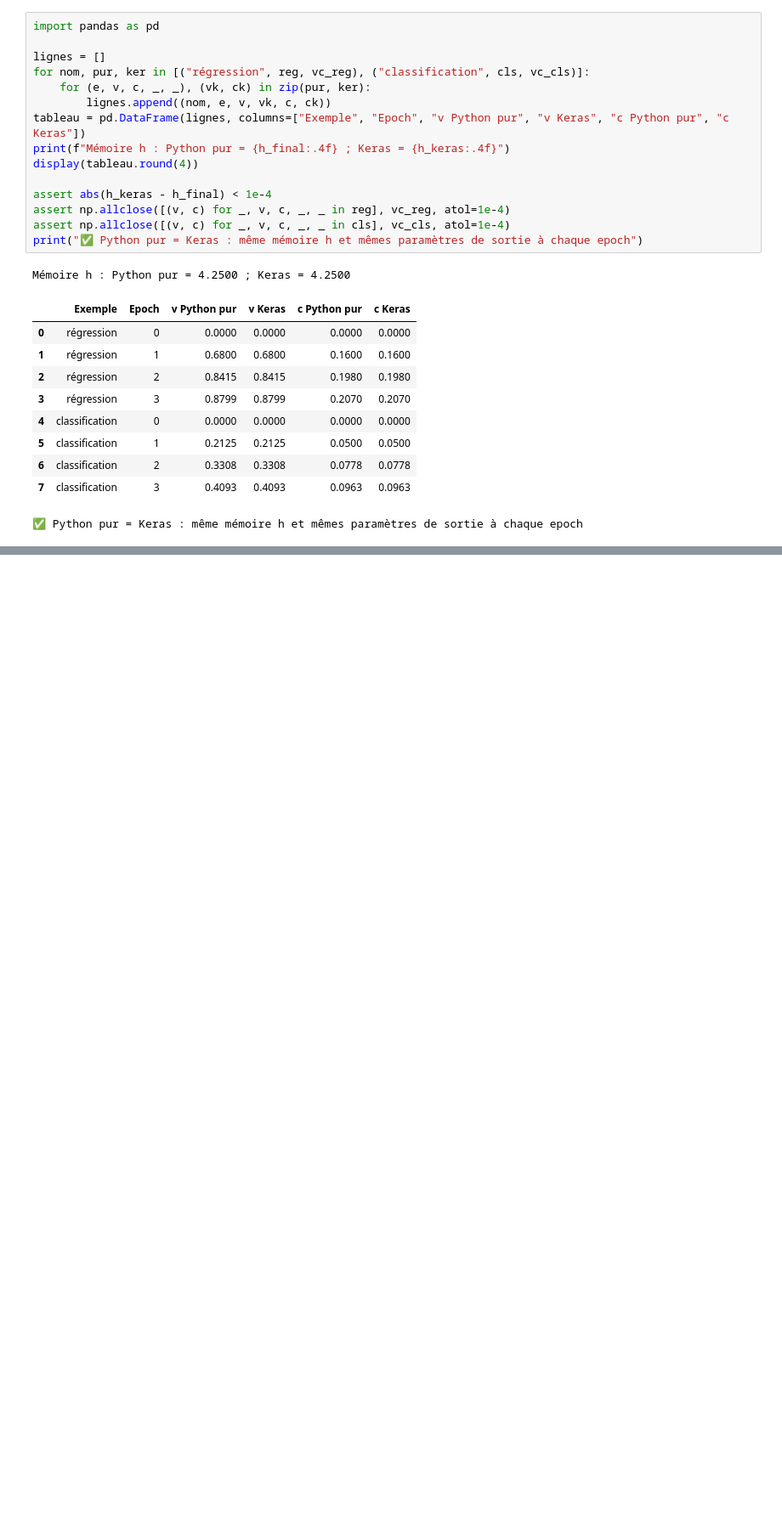
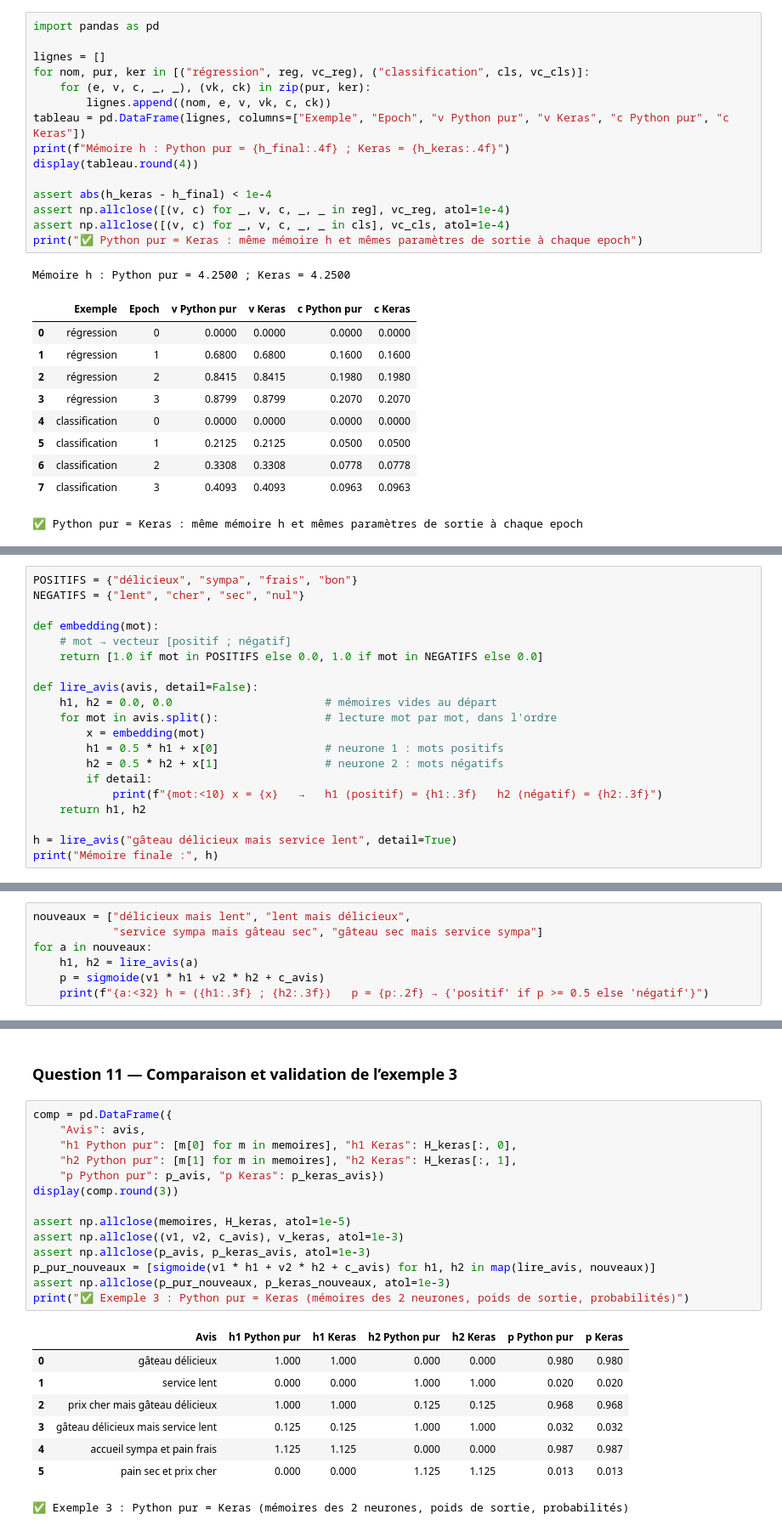
Before and after one commit to BOUIDA-CHAIMA/Machine-Learning-samples, a Jupyter notebook: TP12_RNN.ipynb, the cells around one changed output, grey strips where cells are left out. Shown at 85% size. Saved outputs shown, nothing was run; the diff lists cells and outputs as text; blank space fills up the shorter version.

```diff
--- a/TP12_RNN.ipynb
+++ b/TP12_RNN.ipynb
@@ -249,0 +289,20 @@ Mémoire h : Python pur = 4.2500 ; Keras = 4.2500
+# %%
+POSITIFS = {"délicieux", "sympa", "frais", "bon"}
+NEGATIFS = {"lent", "cher", "sec", "nul"}
+
+def embedding(mot):
+    # mot → vecteur [positif ; négatif]
+    return [1.0 if mot in POSITIFS else 0.0, 1.0 if mot in NEGATIFS else 0.0]
+
+def lire_avis(avis, detail=False):
+    h1, h2 = 0.0, 0.0                       # mémoires vides au départ
+    for mot in avis.split():                # lecture mot par mot, dans l'ordre
+        x = embedding(mot)
+        h1 = 0.5 * h1 + x[0]                # neurone 1 : mots positifs
+        h2 = 0.5 * h2 + x[1]                # neurone 2 : mots négatifs
+        if detail:
+            print(f"{mot:<10} x = {x}   →   h1 (positif) = {h1:.3f}   h2 (négatif) = {h2:.3f}")
+    return h1, h2
+
+h = lire_avis("gâteau délicieux mais service lent", detail=True)
+print("Mémoire finale :", h)
@@ -249,0 +366,7 @@ Mémoire h : Python pur = 4.2500 ; Keras = 4.2500
+# %%
+nouveaux = ["délicieux mais lent", "lent mais délicieux",
+            "service sympa mais gâteau sec", "gâteau sec mais service sympa"]
+for a in nouveaux:
+    h1, h2 = lire_avis(a)
+    p = sigmoide(v1 * h1 + v2 * h2 + c_avis)
+    print(f"{a:<32} h = ({h1:.3f} ; {h2:.3f})   p = {p:.2f} → {'positif' if p >= 0.5 else 'négatif'}")
@@ -250,3 +447,28 @@ Mémoire h : Python pur = 4.2500 ; Keras = 4.2500
+# %% [markdown]
+### Question 11 — Comparaison et validation de l’exemple 3
+# %%
+comp = pd.DataFrame({
+    "Avis": avis,
+    "h1 Python pur": [m[0] for m in memoires], "h1 Keras": H_keras[:, 0],
+    "h2 Python pur": [m[1] for m in memoires], "h2 Keras": H_keras[:, 1],
+    "p Python pur": p_avis, "p Keras": p_keras_avis})
+display(comp.round(3))
+
+assert np.allclose(memoires, H_keras, atol=1e-5)
+assert np.allclose((v1, v2, c_avis), v_keras, atol=1e-3)
+assert np.allclose(p_avis, p_keras_avis, atol=1e-3)
+p_pur_nouveaux = [sigmoide(v1 * h1 + v2 * h2 + c_avis) for h1, h2 in map(lire_avis, nouveaux)]
+assert np.allclose(p_pur_nouveaux, p_keras_nouveaux, atol=1e-3)
+print("✅ Exemple 3 : Python pur = Keras (mémoires des 2 neurones, poids de sortie, probabilités)")
+# %% [output]
+|  | Avis | h1 Python pur | h1 Keras | h2 Python pur | h2 Keras | p Python pur | p Keras |
+| 0 | gâteau délicieux | 1.000 | 1.000 | 0.000 | 0.000 | 0.980 | 0.980 |
+| 1 | service lent | 0.000 | 0.000 | 1.000 | 1.000 | 0.020 | 0.020 |
+| 2 | prix cher mais gâteau délicieux | 1.000 | 1.000 | 0.125 | 0.125 | 0.968 | 0.968 |
+| 3 | gâteau délicieux mais service lent | 0.125 | 0.125 | 1.000 | 1.000 | 0.032 | 0.032 |
+| 4 | accueil sympa et pain frais | 1.125 | 1.125 | 0.000 | 0.000 | 0.987 | 0.987 |
+| 5 | pain sec et prix cher | 0.000 | 0.000 | 1.125 | 1.125 | 0.013 | 0.013 |
+✅ Exemple 3 : Python pur = Keras (mémoires des 2 neurones, poids de sortie, probabilités)
 # %% [markdown]
 ## Conclusion
 
```
Also changed, not shown: parts of 11 cells of this notebook.
